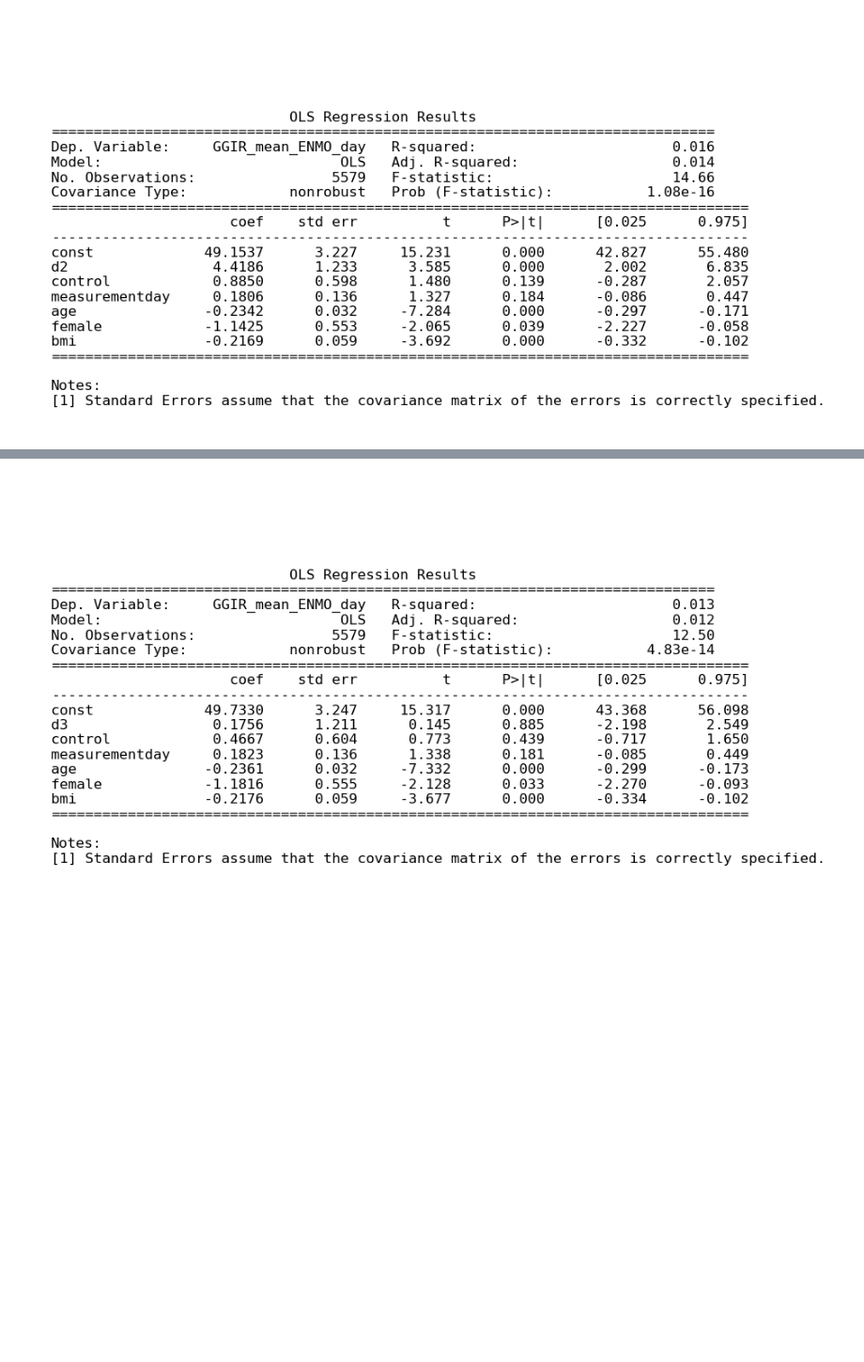
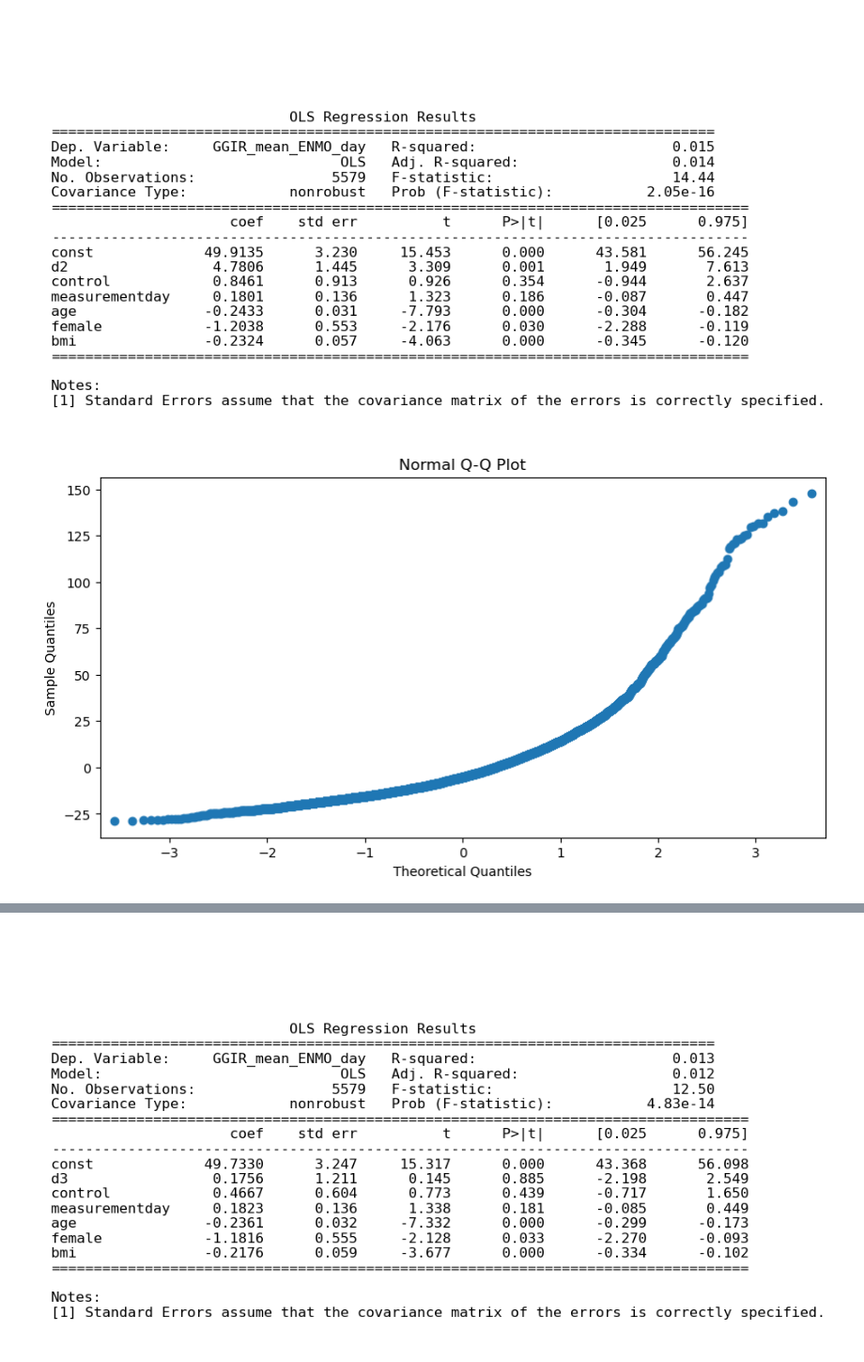
Before and after one commit to mjoeli/csb_project, a Jupyter notebook: regression_day.ipynb, the cells around one changed output, grey strips where cells are left out. Shown at 94% size. Drawn from its saved outputs; the diff is of its cells as text; code cells hidden in the pictures; blank space fills up the shorter version.

```diff
--- a/regression_day.ipynb
+++ b/regression_day.ipynb
@@ -107,3 +111,6 @@ df['disease']  = df[['d1', 'd2', 'd3', 'd4', 'd5', 'd6', 'd7', 'control',]].appl
+# %%
+df['d1'] = np.where((df['Hypertension'] == 1) & (df['Diabetes'] == 0) & (df['OA'] == 0), int(1), int(0))
+df['control'] = np.where((df['Hypertension'] == 0), int(1), int(0))
 # %%
 df['activity'] = 2*(4-df['br015_']) + (4-df['br016_'])
 # %%
@@ -127,6 +134,9 @@ plt.tight_layout()
 plt.savefig(f'{dir_plots} Regression ENMO day - Hypertension')
 # %% [output]
 [figure]
+# %%
+df['d2'] = np.where((df['Hypertension'] == 0) & (df['Diabetes'] == 1) & (df['OA'] == 0), int(1), int(0))
+df['control'] = np.where((df['Diabetes'] == 0), int(1), int(0))
 # %%
 XVar = df[["d2", "control", "measurementday", "age", "female", "bmi"]] #independent
 XVar1 = sm.add_constant(XVar)
@@ -140,3 +150,10 @@ plt.tight_layout()
 plt.savefig(f'{dir_plots} Regression ENMO day - Diabetes')
 # %% [output]
 [figure]
+# %%
+residuals = model.resid
+sm.qqplot(residuals)
+plt.title("Normal Q-Q Plot")
+plt.show()
+# %% [output]
+[figure, added]
```
Also changed, not shown: parts of 2 cells of this notebook.
